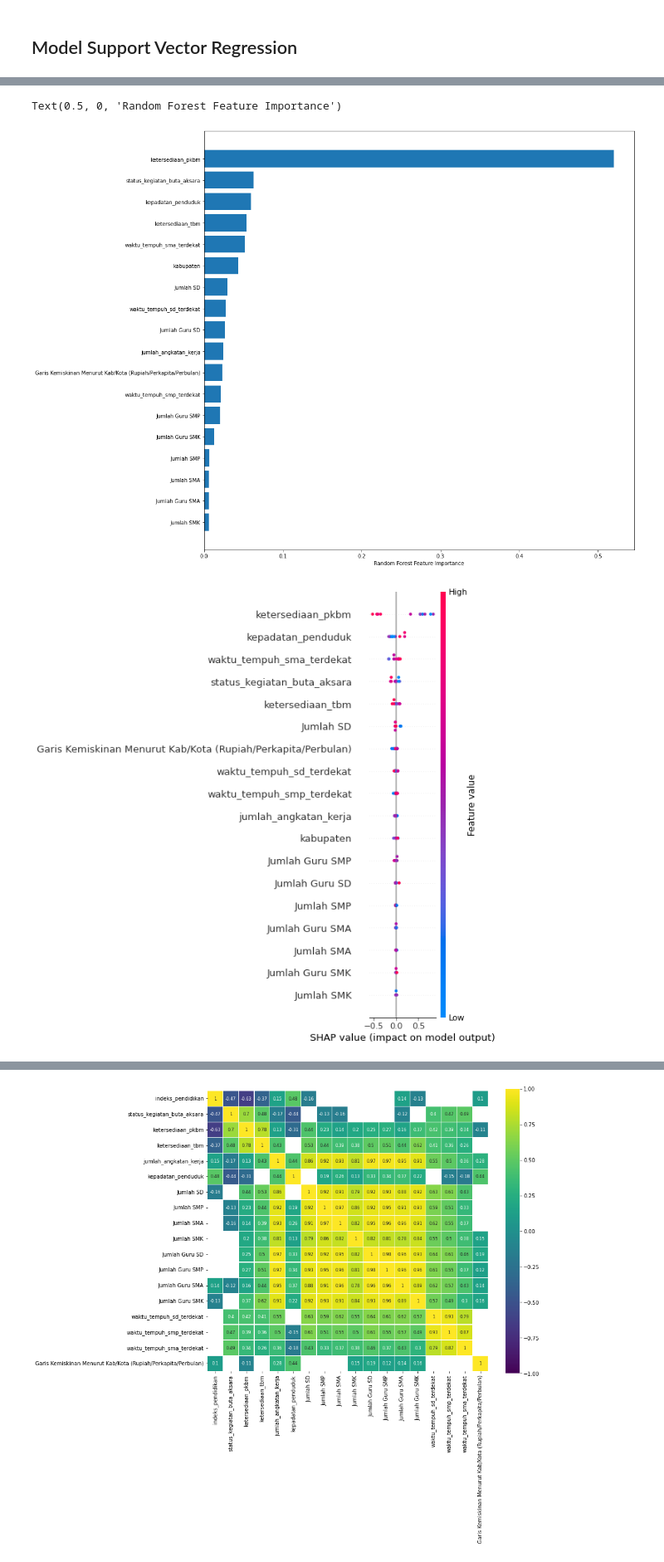
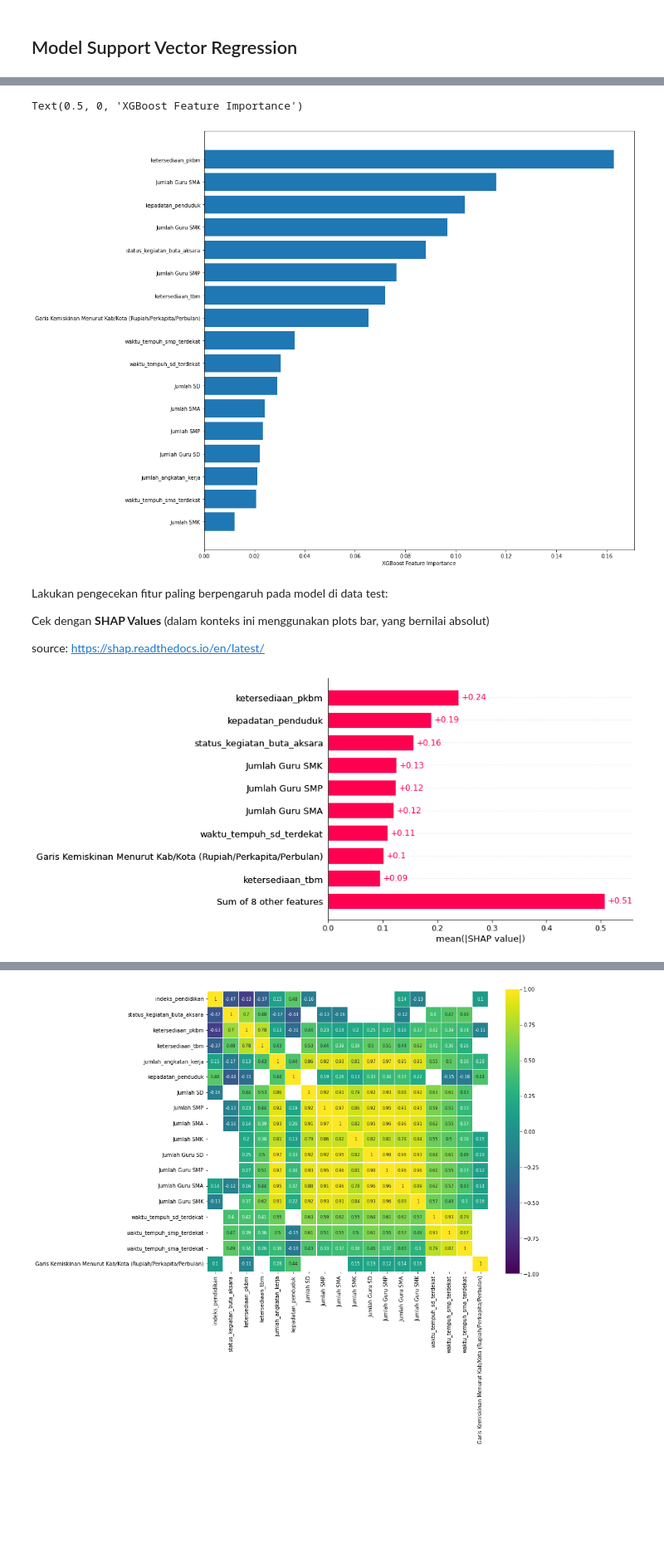
Before and after one commit to FirRW/PrediksiIndeksPendidikan, a Jupyter notebook: Notebook/Model_Ready_Hackaton.ipynb, the cells around one changed output, grey strips where cells are left out. Shown at 83% size. Drawn from its saved outputs; the diff is of its cells as text; code cells hidden in the pictures; blank space fills up the shorter version.

```diff
--- a/Notebook/Model_Ready_Hackaton.ipynb
+++ b/Notebook/Model_Ready_Hackaton.ipynb
@@ -234,5 +323,5 @@ def read_data(df):
 # %%
-x_train, y_train, x_valid, y_valid, x_test = read_data(df_ready)
+x_train, y_train, x_valid, y_valid, x_test, y_test = read_data(df_ready)
 # %%
 x_train.head(10)
 # %% [output]
@@ -433,0 +898,12 @@ metrics score untuk Gradient Boosting Regression:  (1.1743504710320225, 1.633314
+# %%
+%%time
+Adaboost = AdaBoostRegressor()
+
+param_adaboost = {'loss': ['linear','square','exponential']}
+
+adaboost_cv = RandomizedSearchCV(Adaboost ,
+                        param_distributions = param_adaboost,
+                        scoring='neg_mean_squared_error',
+                        cv=5
+                        )
+adaboost_cv.fit(x_train,y_train)
@@ -433,0 +939,24 @@ metrics score untuk Gradient Boosting Regression:  (1.1743504710320225, 1.633314
+# %%
+%%time
+xgbreg = XGBRegressor (
+                      objective ='reg:squarederror',
+                      # booster= 'gblinear',
+                      max_depth = 10,
+                      min_child_weight = 5,
+                      eta = 0.1,
+                     seed = 42
+                       )
+
+param_xgbreg = {'n_estimators': [k for k in range(300,1000,100)],
+              'learning_rate': np.linspace(0.01,0.2,5),
+              'subsample': np.linspace(0.1,1,5),
+              'max_depth': np.arange(3,10,2),
+              'colsample_bytree': np.linspace(0.1,1,10)
+             }
+
+xgb_cv = RandomizedSearchCV(xgbreg ,
+                        param_distributions = param_xgbreg,
+                        scoring='neg_mean_squared_error',
+                        cv=5
+                        )
+xgb_cv.fit(x_train,y_train)
@@ -482,10 +1132,10 @@ Index(['kabupaten', 'status_kegiatan_buta_aksara', 'ketersediaan_pkbm',
        'Garis Kemiskinan Menurut Kab/Kota (Rupiah/Perkapita/Perbulan)'],
       dtype='object')
 # %%
-sorted_idx = randomforest.feature_importances_.argsort()
+sorted_idx = feat_importances.argsort()
 plt.figure(figsize=(15,15))
-plt.barh(x_train.columns[sorted_idx], randomforest.feature_importances_[sorted_idx])
-plt.xlabel("Random Forest Feature Importance")
+plt.barh(x_train.columns[sorted_idx], feat_importances[sorted_idx])
+plt.xlabel("XGBoost Feature Importance")
 # %% [output]
-Text(0.5, 0, 'Random Forest Feature Importance')
+Text(0.5, 0, 'XGBoost Feature Importance')
-[figure, old version]
+[figure, new version]
@@ -495,6 +1142,17 @@ shap_values = explainer.shap_values(x_test)
+# %% [markdown]
+Lakukan pengecekan fitur paling berpengaruh pada model di data test:
+
+Cek dengan **SHAP Values**
+(dalam konteks ini menggunakan plots bar, yang bernilai absolut)
+
+source: https://shap.readthedocs.io/en/latest/
+# %%
+explainer = shap.Explainer(xgb_cv.best_estimator_.predict, x_test)
+# Calculates the SHAP values - It takes some time
+shap_values = explainer(x_test)
 # %%
-shap.summary_plot(shap_values, x_test)
+shap.plots.bar(shap_values)
 # %% [output]
-[figure, old version]
+[figure, new version]
 # %% [markdown]
 Dapat diketahui bahwa **FITUR** yang paling berpengaruh pada **INDEKS PENDIDIKAN** adalah  **Ketersediaan Pusat Kegiatan Belajar**
```
Also changed, not shown: parts of 159 cells of this notebook, 22 other files.
